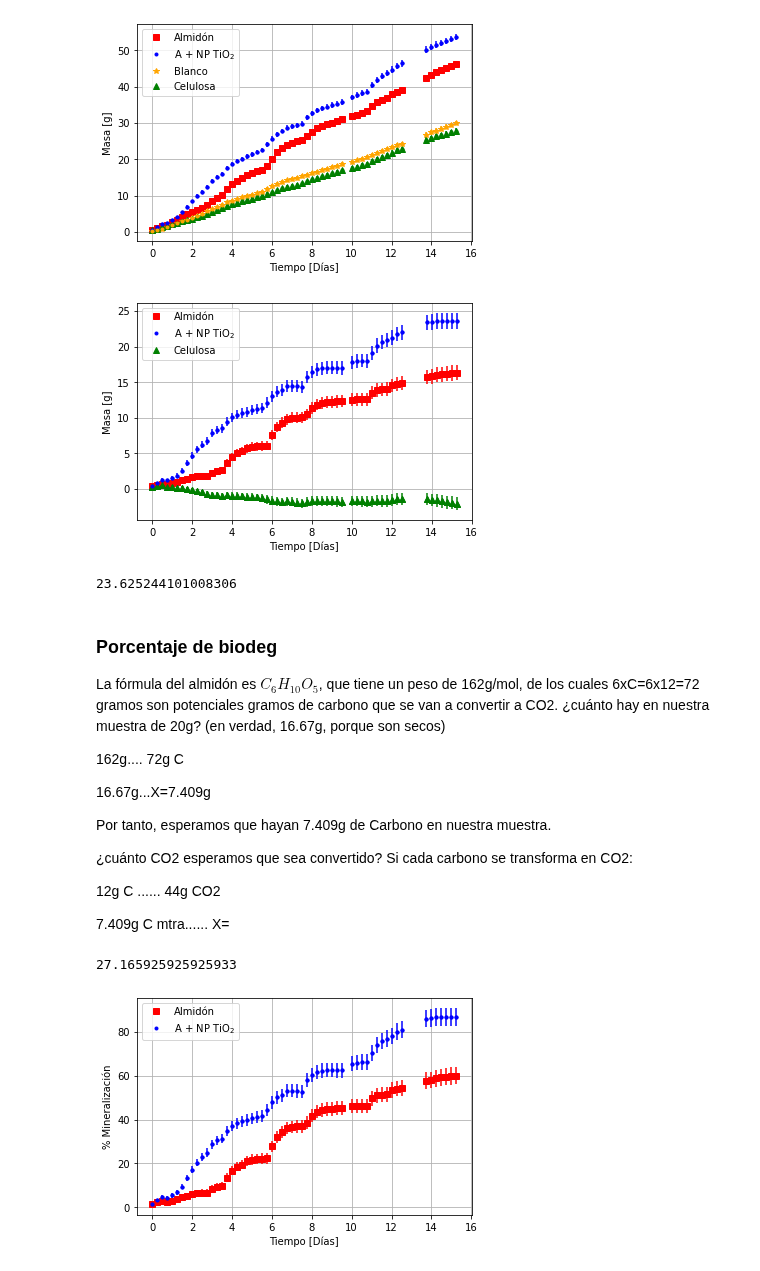
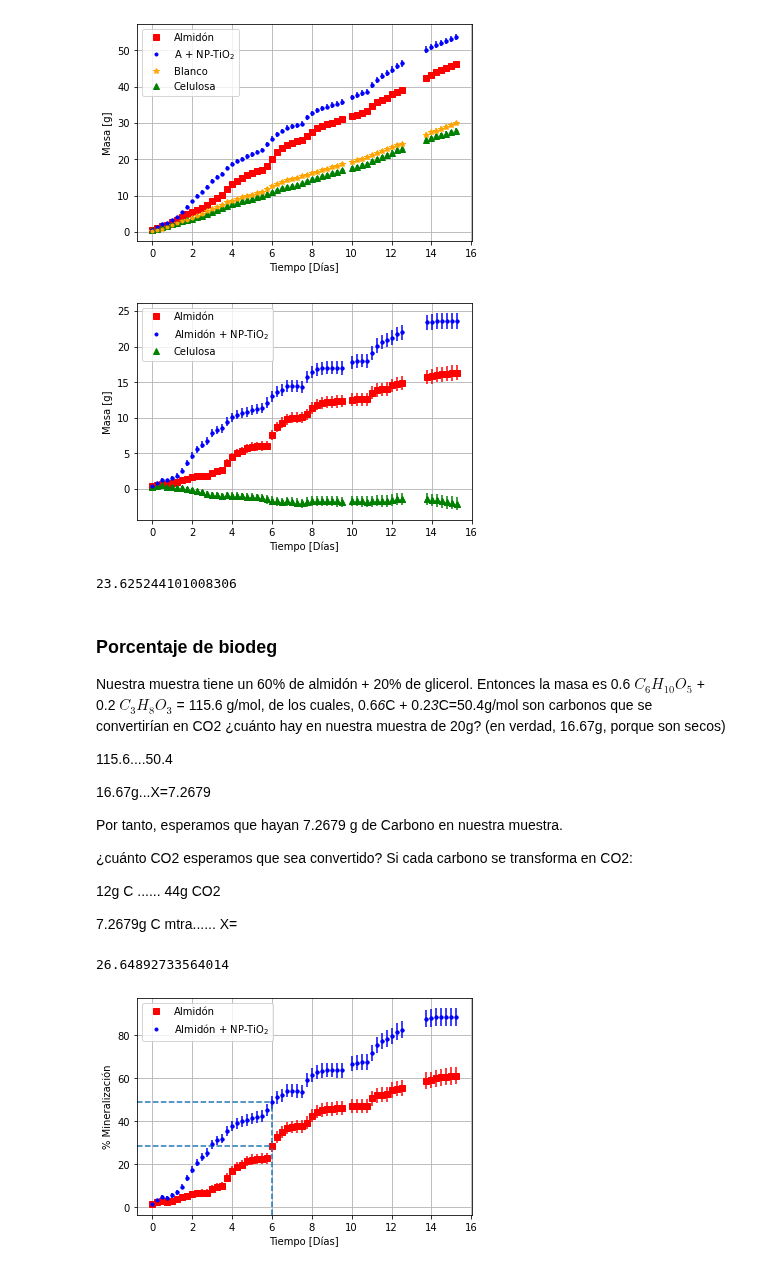
Before and after one commit to fyulita/laboratorio-6-y-7, a Jupyter notebook: Arduino/notebook-resultados_segunda-medicion.ipynb, the cells around one changed output. Cells and saved outputs as stored; diff of their text form; code cells hidden in the pictures.

```diff
--- a/Arduino/notebook-resultados_segunda-medicion.ipynb
+++ b/Arduino/notebook-resultados_segunda-medicion.ipynb
@@ -154,7 +154,7 @@ plt.errorbar(x,gramos2_ac-gramos4_ac,yerr=(error_g2_ac+error_g4_ac)**0.5,fmt='^'
 plt.errorbar(x,gramos3_ac-gramos4_ac,yerr=(error_g3_ac+error_g4_ac)**0.5,fmt='.',color='blue')
 
 plt.plot(x,gramos1_ac-gramos4_ac,'s',label='Almidón',color='red')
-plt.plot(x,gramos3_ac-gramos4_ac,'.',label='A + NP TiO$_2$',color='blue')
+plt.plot(x,gramos3_ac-gramos4_ac,'.',label='Almidón + NP-TiO$_2$',color='blue')
 plt.plot(x,gramos2_ac-gramos4_ac,'^',label='Celulosa',color='green')
 
 plt.legend()
@@ -166,7 +166,7 @@ plt.grid(True)
 plt.savefig("co2_acumulado-sensor_segunda-medicion-restado.png")
 plt.show()
 # %% [output]
-[figure, old version]
+[figure, new version]
 # %%
 (gramos3_ac-gramos4_ac)[-1]
 # %% [output]
@@ -174,51 +174,56 @@ plt.show()
 # %% [markdown]
 ### Porcentaje de biodeg
 
-La fórmula del almidón es $C_6H_{10}O_5$, que tiene un peso de 162g/mol, de los cuales 6xC=6x12=72 gramos son potenciales gramos de carbono que se van a convertir a CO2. ¿cuánto hay en nuestra muestra de 20g? (en verdad, 16.67g, porque son secos)
+Nuestra muestra tiene un 60% de almidón + 20% de glicerol. Entonces la masa es 0.6 $C_6H_{10}O_5$ + 0.2 $C_3H_8O_3$ = 115.6 g/mol, de los cuales, 0.6*6*C + 0.2*3*C=50.4g/mol son carbonos que se convertirían en CO2 ¿cuánto hay en nuestra muestra de 20g? (en verdad, 16.67g, porque son secos)
 
-162g.... 72g C
+115.6....50.4
 
-16.67g...X=7.409g
+16.67g...X=7.2679
 
-Por tanto, esperamos que hayan 7.409g de Carbono en nuestra muestra.
+Por tanto, esperamos que hayan 7.2679 g de Carbono en nuestra muestra.
 
 ¿cuánto CO2 esperamos que sea convertido? Si cada carbono se transforma en CO2:
 
 12g C ...... 44g CO2
 
-7.409g C mtra...... X=
+7.2679g C mtra...... X=
 # %%
 #C6H10O5
-g_almidon_teo=6*12 + 10*1 + 5*16
-
+g_almidon_teo=0.6*(6*12 + 10*1 + 5*16) + 0.2*(3*12+8+3*16)
+C=0.6*6*12 + 0.2*3*12
 #cada esa cantidad de almidón, hay 6*C=6*12=72 gramos de carbono
 #entonces cuánto hay en 20g de muestra:
 
-g_C_mtra=16.67*72/g_almidon_teo
+g_C_mtra=16.67*C/g_almidon_teo
 
 g_CO2_teo=g_C_mtra*44/12
 # %%
 g_CO2_teo
 # %% [output]
-27.165925925925933
+26.64892733564014
 # %%
 #Grafico el porcentaje de biodeg
 
 plt.errorbar(x,(gramos1_ac-gramos4_ac)*100/g_CO2_teo,yerr=100*(error_g1_ac+error_g4_ac)**0.5 / g_CO2_teo,fmt='.',color='red')
 #plt.errorbar(x,gramos2_ac-gramos4_ac,yerr=(error_g2_ac+error_g4_ac)**0.5,fmt='^',color='green')
 plt.errorbar(x,(gramos3_ac-gramos4_ac)*100/g_CO2_teo,yerr=100*(error_g3_ac+error_g4_ac)**0.5 / g_CO2_teo,fmt='.',color='blue')
 
 plt.plot(x,(gramos1_ac-gramos4_ac)*100/g_CO2_teo,'s',label='Almidón',color='red')
-plt.plot(x,(gramos3_ac-gramos4_ac)*100/g_CO2_teo,'.',label='A + NP TiO$_2$',color='blue')
+plt.plot(x,(gramos3_ac-gramos4_ac)*100/g_CO2_teo,'.',label='Almidón + NP-TiO$_2$',color='blue')
 #plt.plot(x,(gramos2_ac-gramos4_ac)*100/g_CO2_teo,'^',label='Celulosa',color='green')
 
 plt.legend()
 
 #plt.title('CO2 acumulado - sensor- restado')
 plt.xlabel('Tiempo [Días]')
 plt.ylabel('% Mineralización')
+#plt.axhline(90, linestyle='--')
 plt.grid(True)
 plt.savefig("biodeg_sensor_segunda-medicion-restado.png")
+#plt.yticks([0,20,40,60,80,90], ['0','20', '40', '60','80','90'])
+plt.axvline(6,ymin=0,ymax=0.5, linestyle='--')
+plt.axhline(49,xmin=0,xmax=6.5/16, linestyle='--')
+plt.axhline(28.5,xmin=0,xmax=6.5/16, linestyle='--')
 plt.show()
 # %% [output]
-[figure, old version]
+[figure, new version]
```
Also changed, not shown: parts of 2 cells of this notebook, 16 other files.
